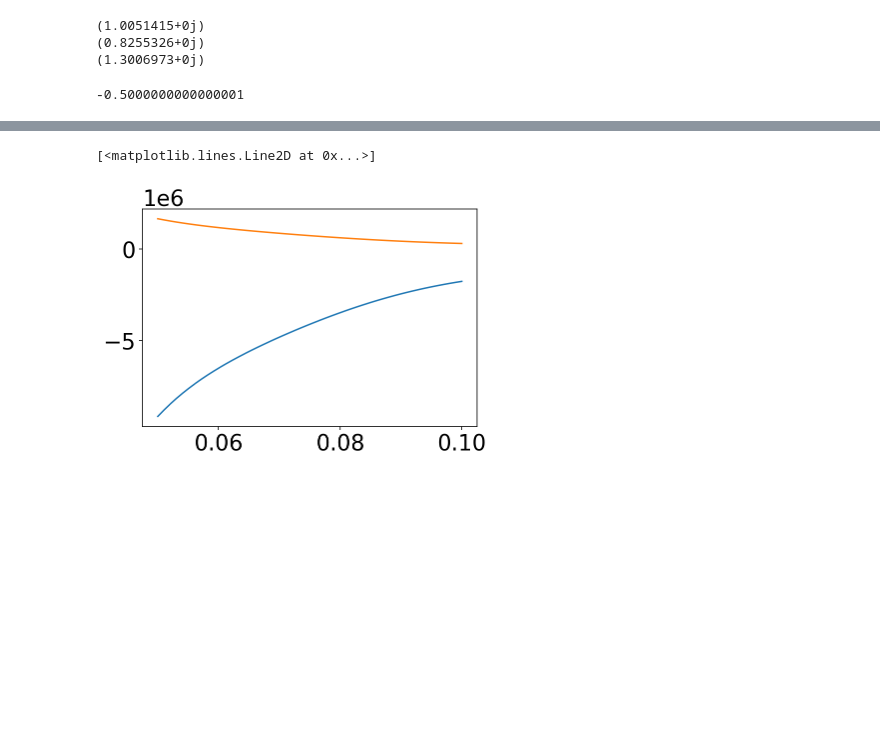
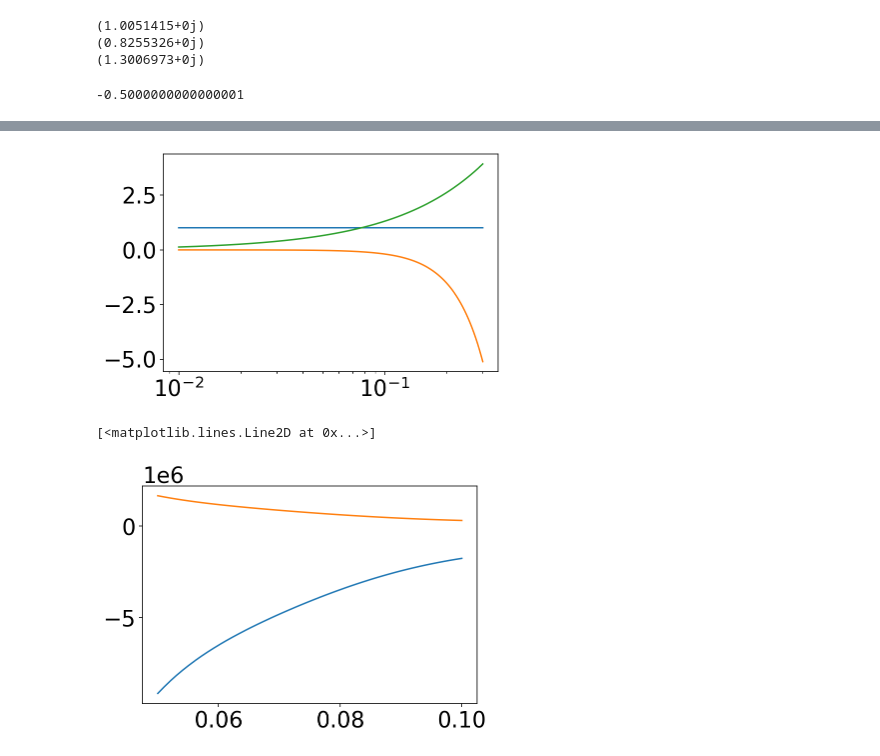
Before and after one commit to craddis1/CosmoWAP, a Jupyter notebook: notebooks/bk_SNR.ipynb, the cells around one changed output, grey strips where cells are left out. Drawn from its saved outputs; the diff is of its cells as text; code cells hidden in the pictures; blank space fills up the shorter version.

```diff
--- a/notebooks/bk_SNR.ipynb
+++ b/notebooks/bk_SNR.ipynb
@@ -156,3 +147,10 @@ NameError: name 'np' is not defined
+# %%
+plt.plot(k1,(k1/k1)*cosmo_funcs.survey.loc.b_01(1))
+plt.plot(k1,k1**3 *cosmo_funcs.survey.eq.b_01(1))
+plt.plot(k1,k1 *cosmo_funcs.survey.orth.b_01(1))
+plt.xscale('log')
+# %% [output]
+[figure, added]
 # %%
 plt.plot(k1,bk.Loc.l0(cosmo_funcs,k1,k2,k3,zz=0))
 plt.plot(k1,bk.Loc.l2(cosmo_funcs,k1,k2,k3,zz=0))
```
Also changed, not shown: parts of 12 cells of this notebook, 9 other files.
